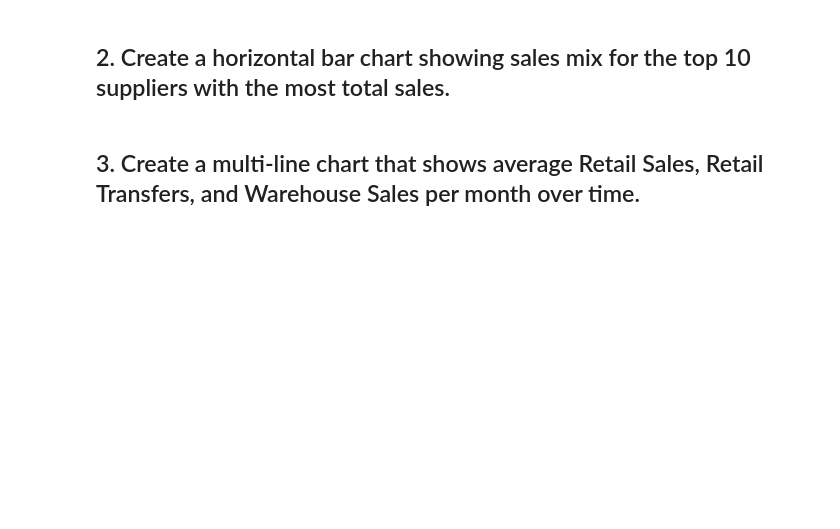
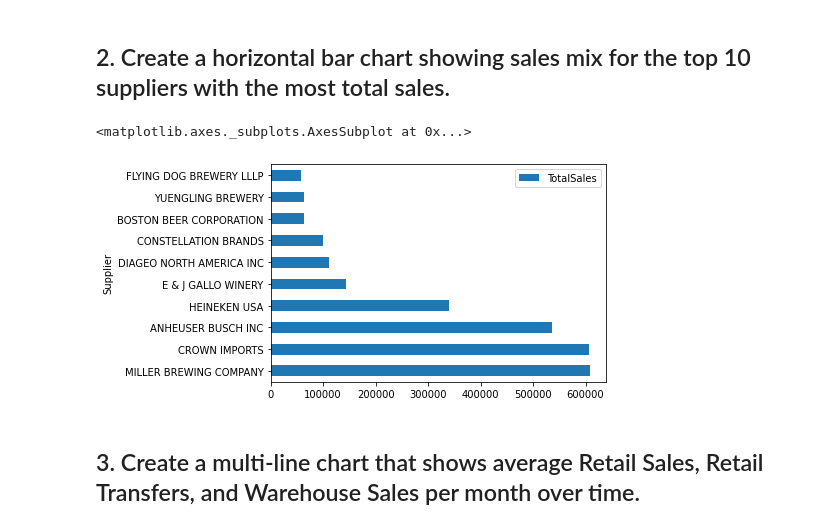
Before and after one commit to ironhack-datalabs/datamad0320, a Jupyter notebook: module-2/lab-plotting-multiple-data-series/your-code/main.ipynb, the cells around one changed output. Cells and saved outputs as stored; diff of their text form; code cells hidden in the pictures; blank space fills up the shorter version.

```diff
--- a/module-2/lab-plotting-multiple-data-series/your-code/main.ipynb
+++ b/module-2/lab-plotting-multiple-data-series/your-code/main.ipynb
@@ -25,4 +31,13 @@ data.head()
 # %% [markdown]
 ## 2. Create a horizontal bar chart showing sales mix for the top 10 suppliers with the most total sales.
+# %%
+data2 = data.groupby('Supplier').sum().reset_index()
+data2['TotalSales'] = data2['RetailSales'] + data2['WarehouseSales']
+data2 = data2.sort_values(by=['TotalSales'], ascending=False)
+data2 = data2[:10]
+data2.plot(x='Supplier', y='TotalSales', kind="barh")
+# %% [output]
+<matplotlib.axes._subplots.AxesSubplot at 0x...>
+[figure, added]
 # %% [markdown]
 ## 3. Create a multi-line chart that shows average Retail Sales, Retail Transfers, and Warehouse Sales per month over time.
```
Also changed, not shown: parts of 7 cells of this notebook.
